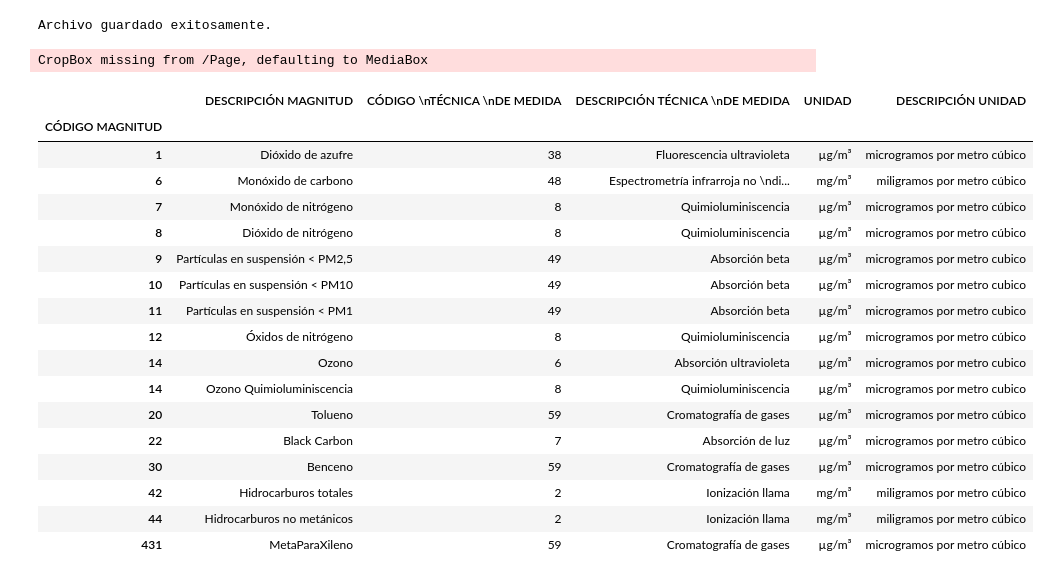
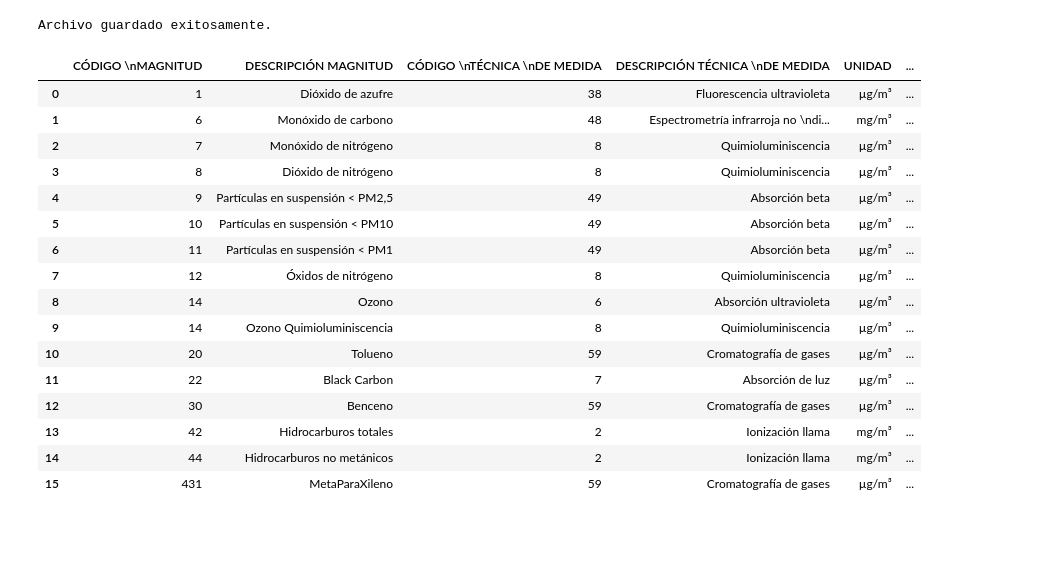
Before and after one commit to MartaM1206/proyecto_final, a Jupyter notebook: notebooks/extract.ipynb, the cells around one changed output. Saved outputs shown, nothing was run; the diff lists cells and outputs as text; code cells hidden in the pictures; blank space fills up the shorter version.

```diff
--- a/notebooks/extract.ipynb
+++ b/notebooks/extract.ipynb
@@ -133,16 +133,14 @@ if response_cmadrid_estaciones.status_code == 200:
 Archivo guardado exitosamente.
 # %%
 # Ruta del archivo PDF
-archivo_pdf = "../data/cmadrid_Descripción datos de contaminantes.PDF"
+archivo_pdf = "../data/raw/cmadrid_Descripción datos de contaminantes.PDF"
 
 # Extraer tablas
 tablas = camelot.read_pdf(archivo_pdf, pages="3")
 
 # Verificar si se extrajeron tablas
 if len(tablas) > 0:
-        tablas[0].to_csv(f"../data/datos_contaminantes.csv")  # Guardar como CSV
+        tablas[0].to_csv(f"../data/raw/datos_contaminantes_cmadrid.csv")  # Guardar como CSV
 
 else:
     print("No se encontraron tablas en la página indicada.")
-# %% [output]
-CropBox missing from /Page, defaulting to MediaBox
@@ -149,22 +160,21 @@ CropBox missing from /Page, defaulting to MediaBox
 # %%
-datos_contaminantes = pd.read_csv("../data/datos_contaminantes.csv", index_col=0)
-datos_contaminantes
+datos_contaminantes_cmadrid = pd.read_csv("../data/raw/datos_contaminantes_cmadrid.csv")
+datos_contaminantes_cmadrid
 # %% [output]
-|  | DESCRIPCIÓN MAGNITUD | CÓDIGO \nTÉCNICA \nDE MEDIDA | DESCRIPCIÓN TÉCNICA \nDE MEDIDA | UNIDAD | DESCRIPCIÓN UNIDAD |
-| CÓDIGO MAGNITUD |  |  |  |  |  |
-| 1 | Dióxido de azufre | 38 | Fluorescencia ultravioleta | µg/m³ | microgramos por metro cúbico |
-| 6 | Monóxido de carbono | 48 | Espectrometría infrarroja no \ndi... | mg/m³ | miligramos por metro cúbico |
-| 7 | Monóxido de nitrógeno | 8 | Quimioluminiscencia | µg/m³ | microgramos por metro cúbico |
-| 8 | Dióxido de nitrógeno | 8 | Quimioluminiscencia | µg/m³ | microgramos por metro cúbico |
-| 9 | Partículas en suspensión < PM2,5 | 49 | Absorción beta | µg/m³ | microgramos por metro cubico |
-| 10 | Partículas en suspensión < PM10 | 49 | Absorción beta | µg/m³ | microgramos por metro cubico |
-| 11 | Partículas en suspensión < PM1 | 49 | Absorción beta | µg/m³ | microgramos por metro cubico |
-| 12 | Óxidos de nitrógeno | 8 | Quimioluminiscencia | µg/m³ | microgramos por metro cúbico |
-| 14 | Ozono | 6 | Absorción ultravioleta | µg/m³ | microgramos por metro cubico |
-| 14 | Ozono Quimioluminiscencia | 8 | Quimioluminiscencia | µg/m³ | microgramos por metro cubico |
-| 20 | Tolueno | 59 | Cromatografía de gases | µg/m³ | microgramos por metro cúbico |
-| 22 | Black Carbon | 7 | Absorción de luz | µg/m³ | microgramos por metro cúbico |
-| 30 | Benceno | 59 | Cromatografía de gases | µg/m³ | microgramos por metro cúbico |
-| 42 | Hidrocarburos totales | 2 | Ionización llama | mg/m³ | miligramos por metro cúbico |
-| 44 | Hidrocarburos no metánicos | 2 | Ionización llama | mg/m³ | miligramos por metro cúbico |
-| 431 | MetaParaXileno | 59 | Cromatografía de gases | µg/m³ | microgramos por metro cúbico |
+|  | CÓDIGO \nMAGNITUD | DESCRIPCIÓN MAGNITUD | CÓDIGO \nTÉCNICA \nDE MEDIDA | DESCRIPCIÓN TÉCNICA \nDE MEDIDA | UNIDAD | ... |
+| 0 | 1 | Dióxido de azufre | 38 | Fluorescencia ultravioleta | µg/m³ | ... |
+| 1 | 6 | Monóxido de carbono | 48 | Espectrometría infrarroja no \ndi... | mg/m³ | ... |
+| 2 | 7 | Monóxido de nitrógeno | 8 | Quimioluminiscencia | µg/m³ | ... |
+| 3 | 8 | Dióxido de nitrógeno | 8 | Quimioluminiscencia | µg/m³ | ... |
+| 4 | 9 | Partículas en suspensión < PM2,5 | 49 | Absorción beta | µg/m³ | ... |
+| 5 | 10 | Partículas en suspensión < PM10 | 49 | Absorción beta | µg/m³ | ... |
+| 6 | 11 | Partículas en suspensión < PM1 | 49 | Absorción beta | µg/m³ | ... |
+| 7 | 12 | Óxidos de nitrógeno | 8 | Quimioluminiscencia | µg/m³ | ... |
+| 8 | 14 | Ozono | 6 | Absorción ultravioleta | µg/m³ | ... |
+| 9 | 14 | Ozono Quimioluminiscencia | 8 | Quimioluminiscencia | µg/m³ | ... |
+| 10 | 20 | Tolueno | 59 | Cromatografía de gases | µg/m³ | ... |
+| 11 | 22 | Black Carbon | 7 | Absorción de luz | µg/m³ | ... |
+| 12 | 30 | Benceno | 59 | Cromatografía de gases | µg/m³ | ... |
+| 13 | 42 | Hidrocarburos totales | 2 | Ionización llama | mg/m³ | ... |
+| 14 | 44 | Hidrocarburos no metánicos | 2 | Ionización llama | mg/m³ | ... |
+| 15 | 431 | MetaParaXileno | 59 | Cromatografía de gases | µg/m³ | ... |
```
Also changed, not shown: parts of 2 cells of this notebook, 15 other files.
